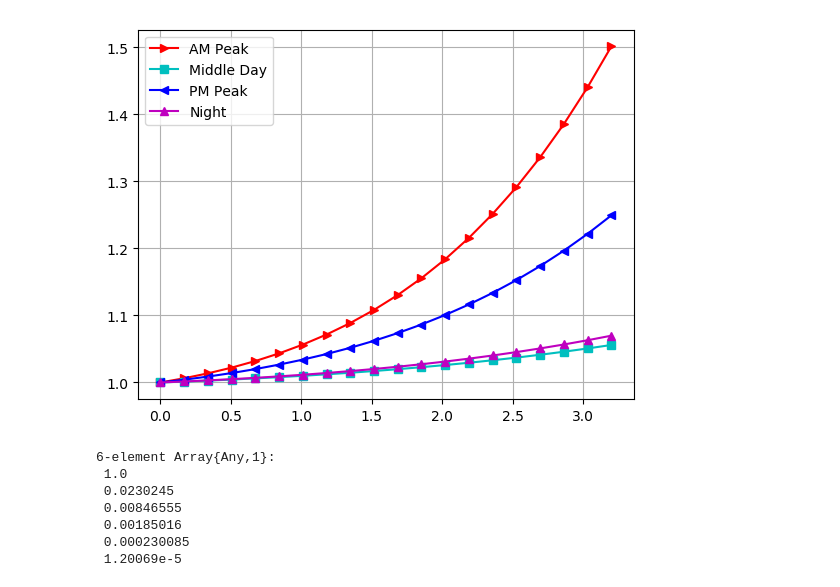
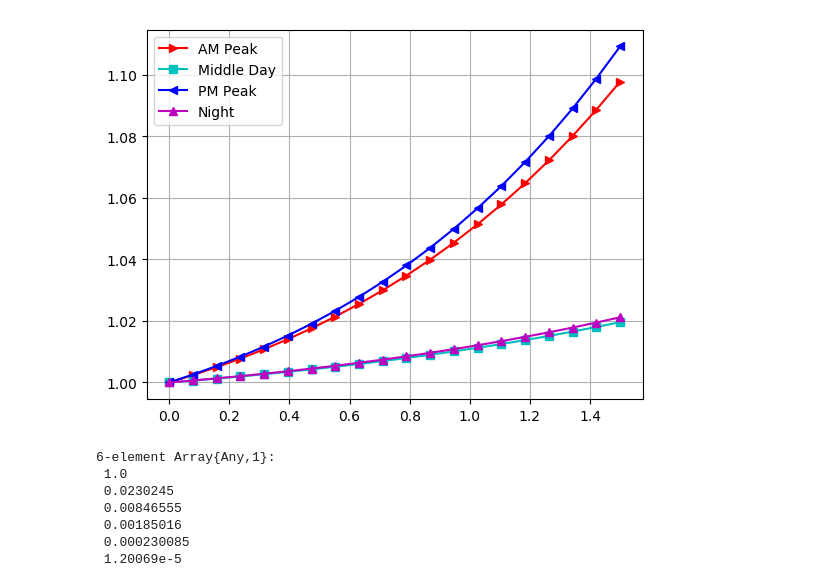
Before and after one commit to salomonw/Price_of_Anarchy_for_Transportation_Networks, a Jupyter notebook: 03. Plot_comparison_results_Apr.ipynb, the cells around one changed output. Cells and saved outputs as stored; diff of their text form; code cells hidden in the pictures.

Commit message:
some bugs, additional graphs under python tmp file

```diff
--- a/03. Plot_comparison_results_Apr.ipynb
+++ b/03. Plot_comparison_results_Apr.ipynb
@@ -11,7 +11,7 @@ files_ID = parameters_julia.files_ID
 month_w = parameters_julia.month_w
 year = parameters_julia.year
 instances = parameters_julia.instances_ID
-key = "(5, 2.5, 1000.0, 1)"
+key = "(6, 2.5, 1000.0, 2)"
 
 
 cross_validation_best_key_Apr_AM = key
@@ -45,41 +45,42 @@ coeffs_best_Apr_NT = coeffs_dict_Apr_NT[cross_validation_best_key_Apr_NT]
 
 using PyPlot
 
-xs = linspace(0, 3.2, 20)
+
+xs = linspace(0, 1.5, 20)
 
 #true_coeffs = [1, 0, 0, 0, .15]
 #ys_true = map(x->polyEval(true_coeffs, x), xs)
 #plot(xs, ys_true, "k", label="True")
 
 ys_Apr_AM = map(x->polyEval(coeffs_best_Apr_AM, x), xs)
 ys_Apr_MD = map(x->polyEval(coeffs_best_Apr_MD, x), xs)
 ys_Apr_PM = map(x->polyEval(coeffs_best_Apr_PM, x), xs)
 ys_Apr_NT = map(x->polyEval(coeffs_best_Apr_NT, x), xs)
 #ys_Apr_weekend = map(x->polyEval(coeffs_best_Apr_weekend, x), xs)
 
 plot(xs, ys_Apr_AM, ">-r", label="AM Peak", linewidth=1.5)
 plot(xs, ys_Apr_MD, "s-c", label="Middle Day", linewidth=1.5)
 plot(xs, ys_Apr_PM, "<-b", label="PM Peak", linewidth=1.5)
 plot(xs, ys_Apr_NT, "^-m", label="Night", linewidth=1.5)
 #plot(xs, ys_Apr_weekend, "v-g", label="Weekend", linewidth=1.5)
 
 legend(loc="upper left")
 
 grid("on")
 #=
 xlim(-0.1, 1.25);
 ylim(0.98, 1.5);
 
 font1 = ["family"=>"serif",
     "color"=>"black",
     "weight"=>"normal",
     "size"=>12]
 xlabel("Scaled Flow", fontdict=font1)
 ylabel("Scaled Cost", fontdict=font1)
 =#
 savefig(out_dir * "fitting_comparison_"* month_w * ".pdf")
 # %% [output]
-[figure, old version]
+[figure, new version]
 # %%
 coeffs_best_Apr_PM
 # %% [output]
```
Also changed, not shown: 14 other files.
